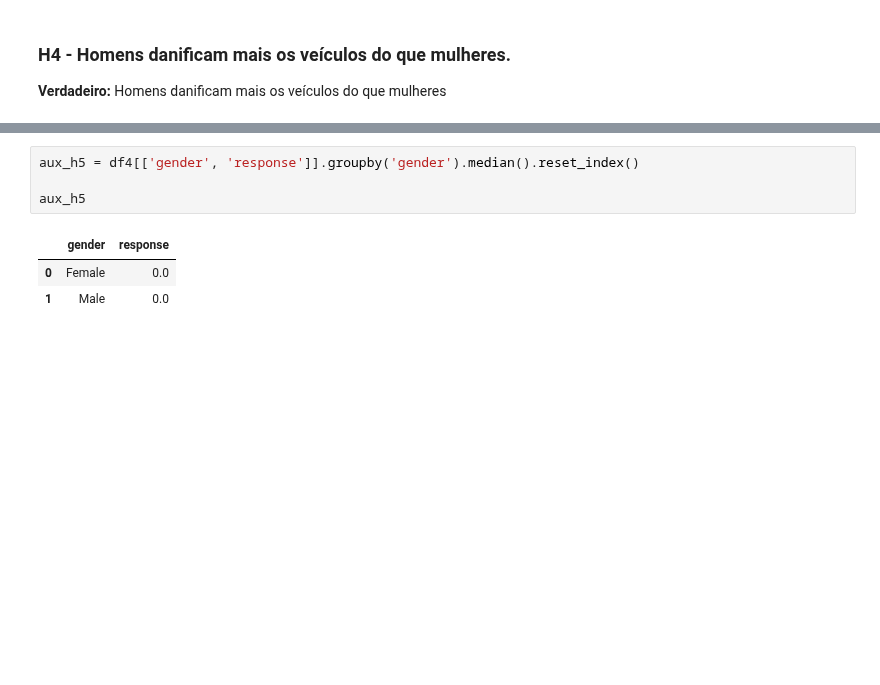
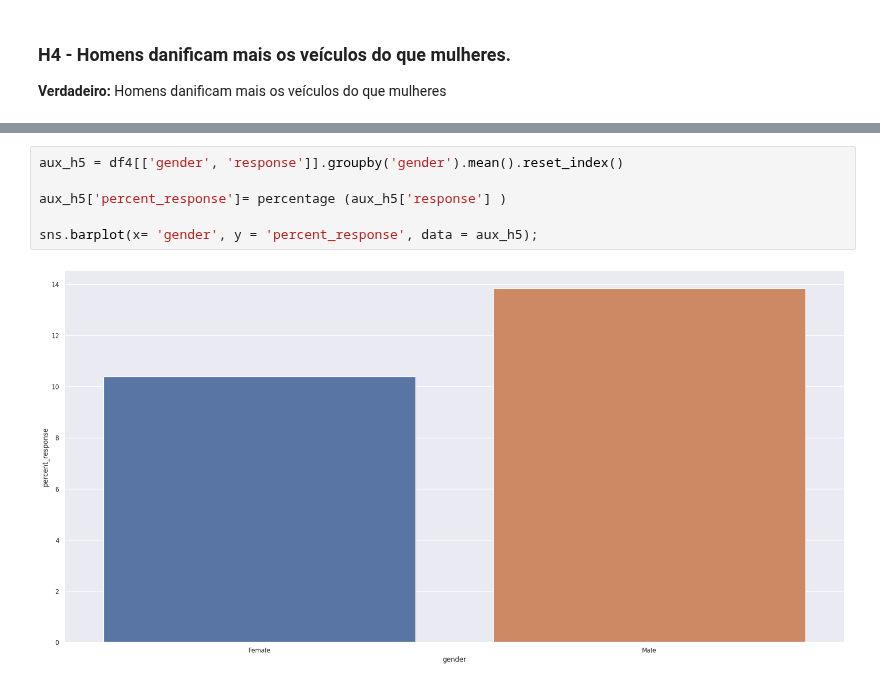
Before and after one commit to guiaraujofreitas/Insurance-Health-Cross-Sell, a Jupyter notebook: Step_4_Project_Health_Insurance_Cross_Sell.ipynb, the cells around one changed output, grey strips where cells are left out. Saved outputs shown, nothing was run; the diff lists cells and outputs as text; blank space fills up the shorter version.

```diff
--- a/Step_4_Project_Health_Insurance_Cross_Sell.ipynb
+++ b/Step_4_Project_Health_Insurance_Cross_Sell.ipynb
@@ -402,8 +409,8 @@ sns.barplot(x= 'gender', y = 'vehicle_damage', data= aux_h4);
 # %%
-aux_h5 = df4[['gender', 'response']].groupby('gender').median().reset_index()
+aux_h5 = df4[['gender', 'response']].groupby('gender').mean().reset_index()
 
-aux_h5
+aux_h5['percent_response']= percentage (aux_h5['response'] )
+
+sns.barplot(x= 'gender', y = 'percent_response', data = aux_h5);
 # %% [output]
-|  | gender | response |
-| 0 | Female | 0.0 |
-| 1 | Male | 0.0 |
+[figure, added]
```
Also changed, not shown: parts of 15 cells of this notebook.
